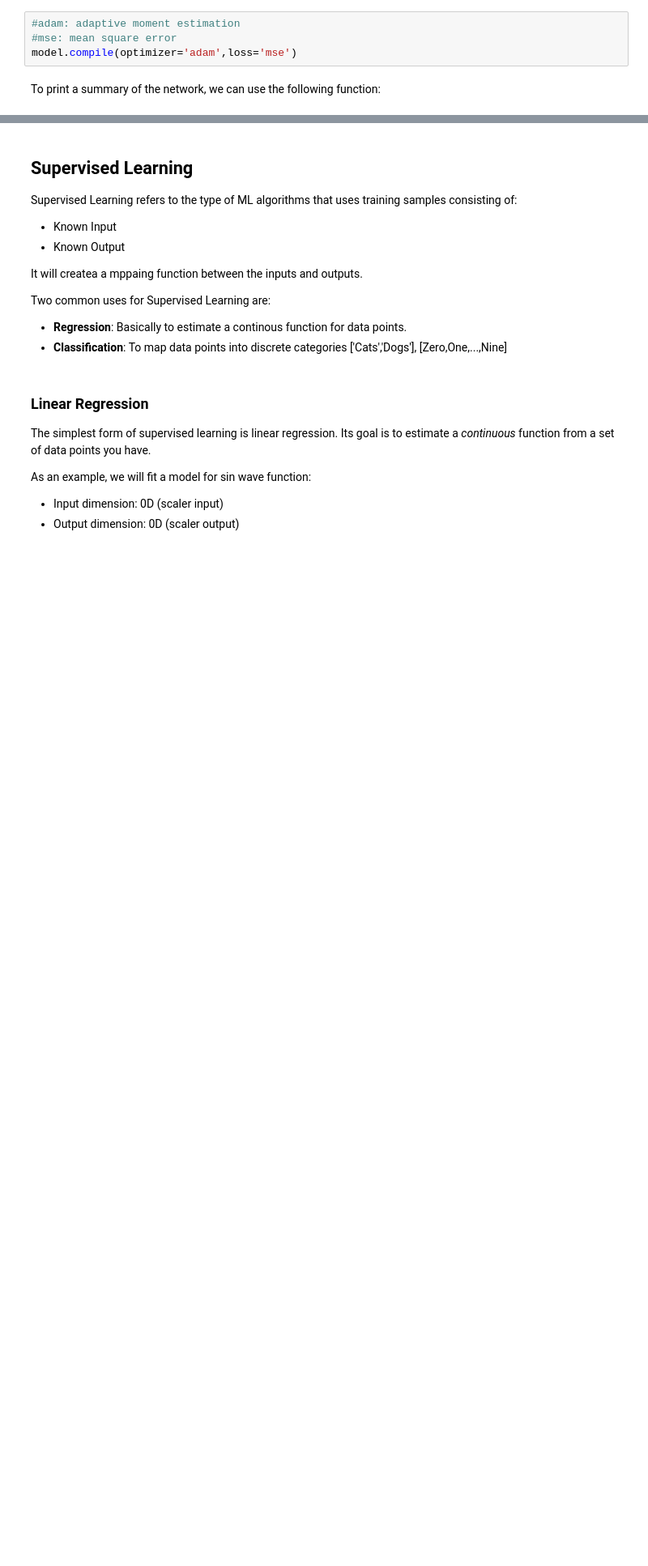
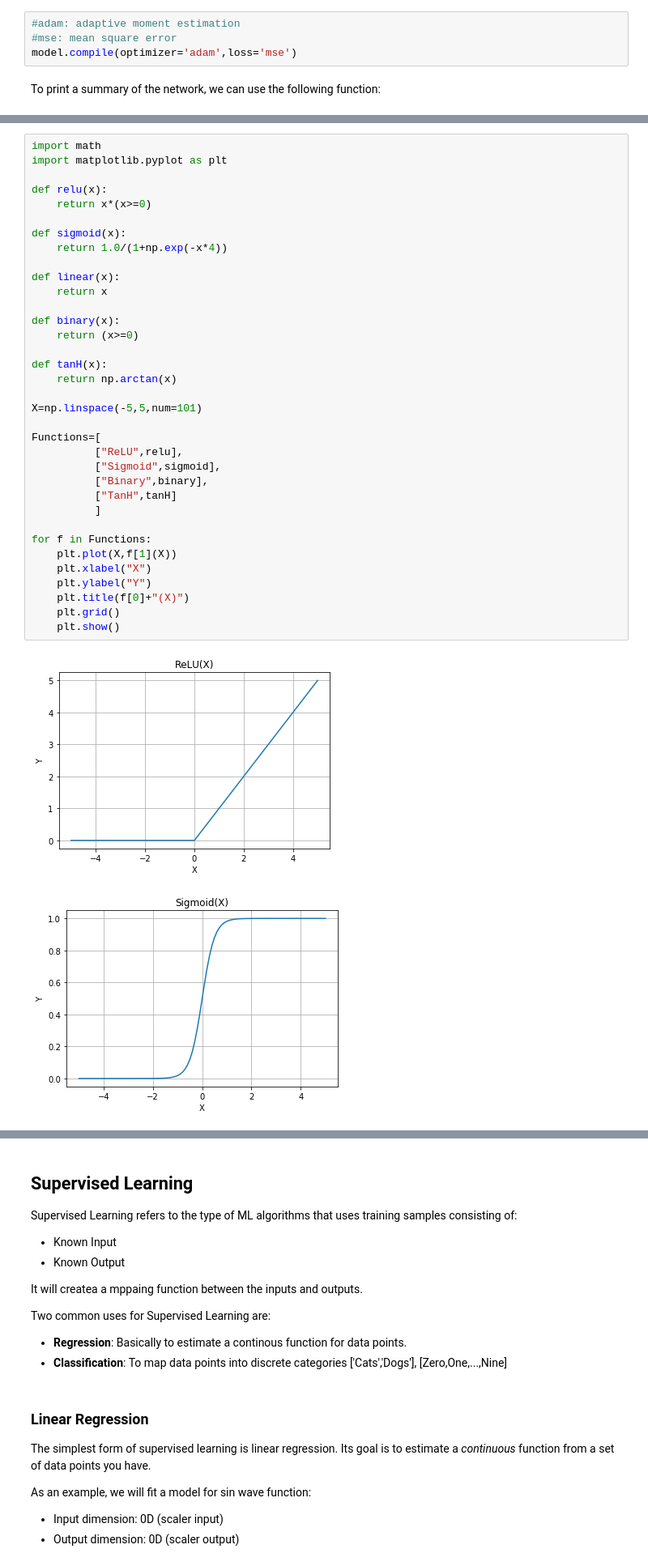
Before and after one commit to mrayy/PracticalML, a Jupyter notebook: 2. ML Algorithms/Session 2.ipynb, the cells around one changed output, grey strips where cells are left out. Shown at 81% size. Saved outputs shown, nothing was run; the diff lists cells and outputs as text; blank space fills up the shorter version.

```diff
--- a/2. ML Algorithms/Session 2.ipynb
+++ b/2. ML Algorithms/Session 2.ipynb
@@ -181,0 +192,38 @@ _________________________________________________________________
+# %%
+import math
+import matplotlib.pyplot as plt
+
+def relu(x):
+    return x*(x>=0)
+
+def sigmoid(x):
+    return 1.0/(1+np.exp(-x*4))
+
+def linear(x):
+    return x
+
+def binary(x):
+    return (x>=0)
+
+def tanH(x):
+    return np.arctan(x)
+
+X=np.linspace(-5,5,num=101)
+
+Functions=[
+          ["ReLU",relu],
+          ["Sigmoid",sigmoid],
+          ["Binary",binary],
+          ["TanH",tanH]
+          ]
+
+for f in Functions:
+    plt.plot(X,f[1](X))
+    plt.xlabel("X")
+    plt.ylabel("Y")
+    plt.title(f[0]+"(X)")
+    plt.grid()
+    plt.show()
+# %% [output]
+[figure, added]
+[figure, added]
```
Also changed, not shown: parts of 6 cells of this notebook.
